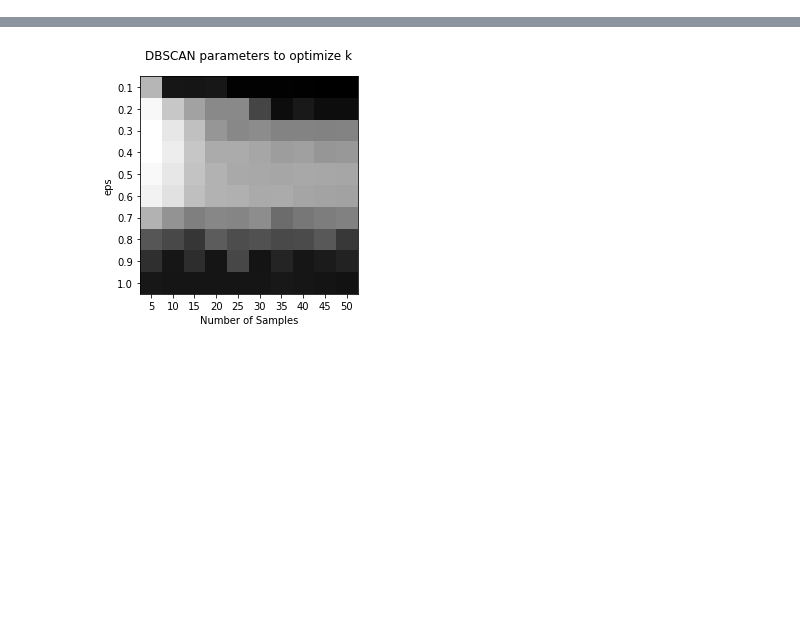
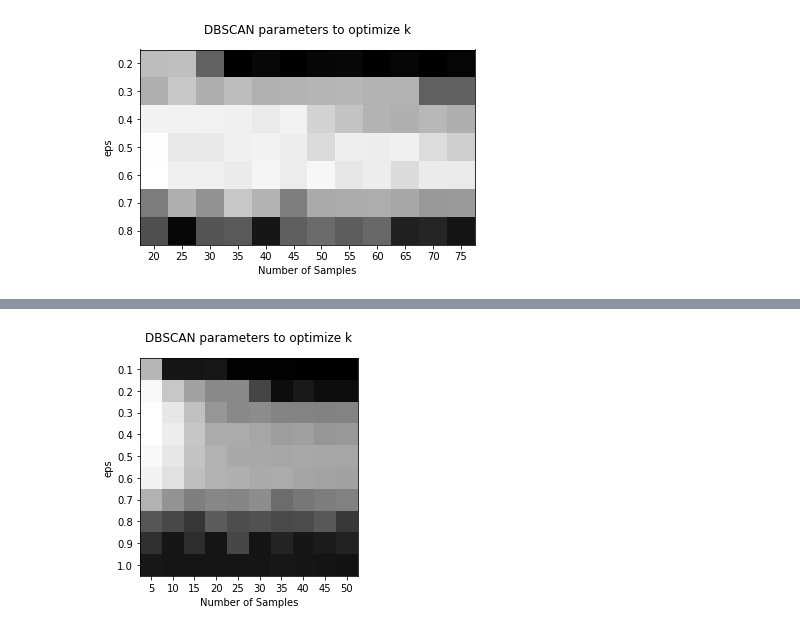
Before and after one commit to BouchardLab/ML_4_prec_prognosis, a Jupyter notebook: notebooks/optimize_k_plot.ipynb, the cells around one changed output, grey strips where cells are left out. Drawn from its saved outputs; the diff is of its cells as text; code cells hidden in the pictures; blank space fills up the shorter version.

Commit message:
running dbscan on oc and bm

```diff
--- a/notebooks/optimize_k_plot.ipynb
+++ b/notebooks/optimize_k_plot.ipynb
@@ -33,3 +42,20 @@ array([ 5, 10, 15, 20, 25, 30, 35, 40, 45, 50])
+# %%
+fig = plt.figure()
+ax = fig.add_subplot(111)
+cax = ax.matshow(error_mat, cmap='gray_r')
+
+ax.set_xticks(np.arange(0,12))
+ax.set_xticklabels(xticks2)
+ax.set_yticks(np.arange(0,7))
+ax.set_yticklabels(yticks2)
+ax.set_xlabel('Number of Samples')
+ax.set_ylabel('eps')
+ax.xaxis.set_ticks_position('bottom')
+ax.set_title('DBSCAN parameters to optimize k')
+plt.savefig('/Users/ahyeon/Desktop/activ misc/dbscan_param_to_optimize_k.pdf')
+plt.show()
+# %% [output]
+[figure, added]
 # %%
 xticks = list(map(str, np.arange(5,55,5)))
 yticks = list(map(str, np.arange(0.1,1.1,0.1)))
```
Also changed, not shown: parts of 15 cells of this notebook, 5 other files.
